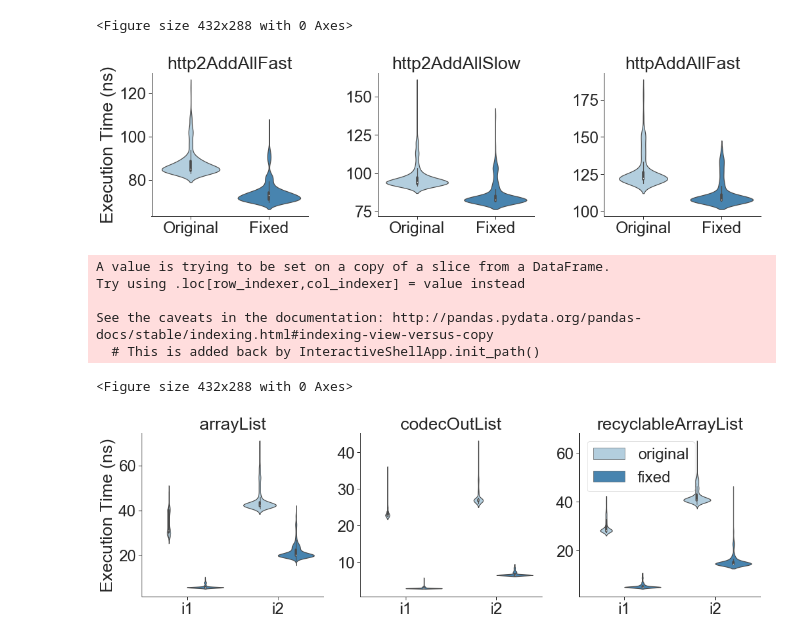
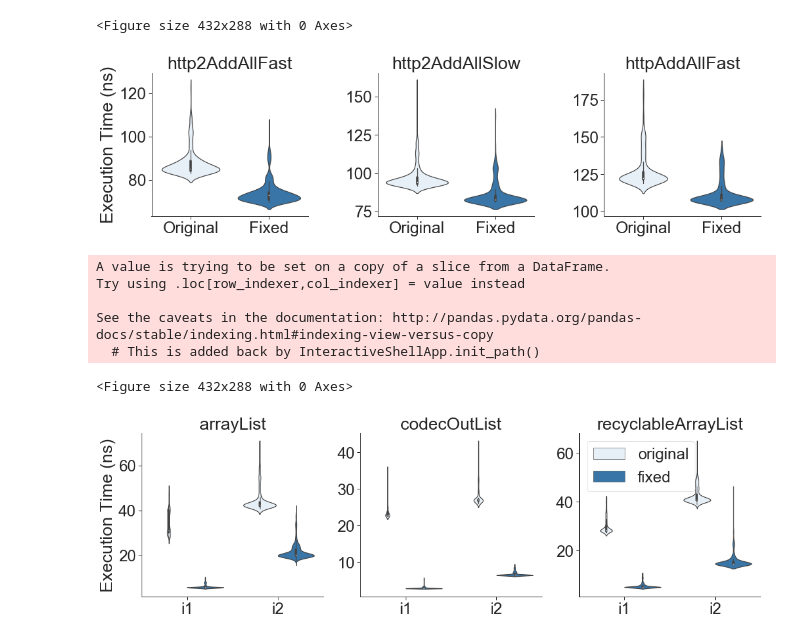
Before and after one commit to DiegoEliasCosta/badJMHpractices-study, a Jupyter notebook: RQ2. Impact of bad JMH practices/scripts/notebooks/plot-INVO-examples.ipynb, the cells around one changed output. Drawn from its saved outputs; the diff is of its cells as text; code cells hidden in the pictures.

Commit message:
Updating figures constrast

```diff
--- a/RQ2. Impact of bad JMH practices/scripts/notebooks/plot-INVO-examples.ipynb
+++ b/RQ2. Impact of bad JMH practices/scripts/notebooks/plot-INVO-examples.ipynb
@@ -14,28 +14,31 @@ sns.set_style("ticks")
 sns.set_context("paper", font_scale=2.8)
 # %%
 df_invo = df[df['Experiment'] == 'INVO']
+# %%
+f = sns.color_palette("Blues", 10)[0]
+s = sns.color_palette("Blues", 10)[-3]
 # %%
 plt.clf()
 
 sns.set_style("ticks")
 
 
 affected = ['httpAddAllFast', 'http2AddAllFast', 'http2AddAllSlow']
 params = [' (exampleHeader = THREE)']
 df_invo_p = df_invo[df_invo['Full params'] == ' (exampleHeader = THREE)']
 
 headers_bench = df_invo_p.query('Class=="HeadersBenchmark" and Method in @affected')
 cat = sns.catplot(data=headers_bench, col='Method', y='Score', x='Version', kind='violin', sharey=False, aspect=1,
-                  legend=False, palette='Blues')
+                  legend=False, palette=[f, s])
 cat.set_axis_labels("", "Execution Time (ns)")
 cat.set_xticklabels(['Original', 'Fixed'])
 cat.set_titles("{col_name}")
 
 #plt.show()
 plt.savefig(os.path.join(figs, 'INVO-netty-directlyaffected.pdf'))
 # %% [output]
 <Figure size 432x288 with 0 Axes>
-[figure, old version]
+[figure, new version]
 # %%
 %matplotlib inline
 plt.clf()
@@ -52,7 +55,7 @@ codec_bench = codec_bench.replace('fixed_full', 'fixed')
 
 #headers_table = pd.pivot_table(data=headers_bench, values='Score', index=['Version','Method', 'Iteration', 'Fork', 'Trial'])
 cat = sns.catplot(data=codec_bench, x='Full params', y='Score Norm', col='Method', hue='Version',
-                  ci=95, kind='violin', sharey=False, legend_out=False, legend=False, aspect=1, palette='Blues')
+                  ci=95, kind='violin', sharey=False, legend_out=False, legend=False, aspect=1, palette=[f, s])
 cat.set_axis_labels("", "Execution Time (ns)")
 cat.set_xticklabels(['i1', 'i2'])
 cat.set_titles("{col_name}")
@@ -68,4 +71,4 @@ Try using .loc[row_indexer,col_indexer] = value instead
 See the caveats in the documentation: http://pandas.pydata.org/pandas-docs/stable/indexing.html#indexing-view-versus-copy
   # This is added back by InteractiveShellApp.init_path()
 <Figure size 432x288 with 0 Axes>
-[figure, old version]
+[figure, new version]
```
Also changed, not shown: 10 other files.
